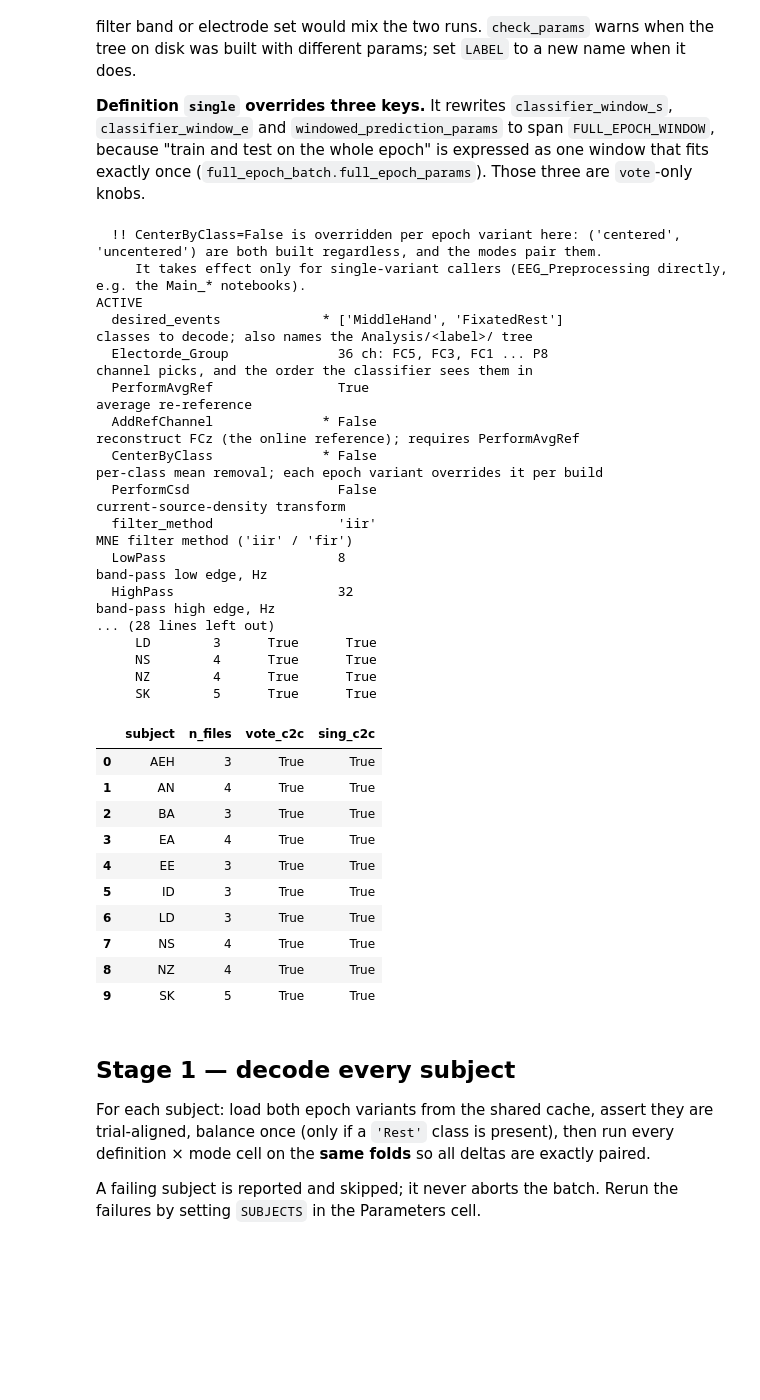
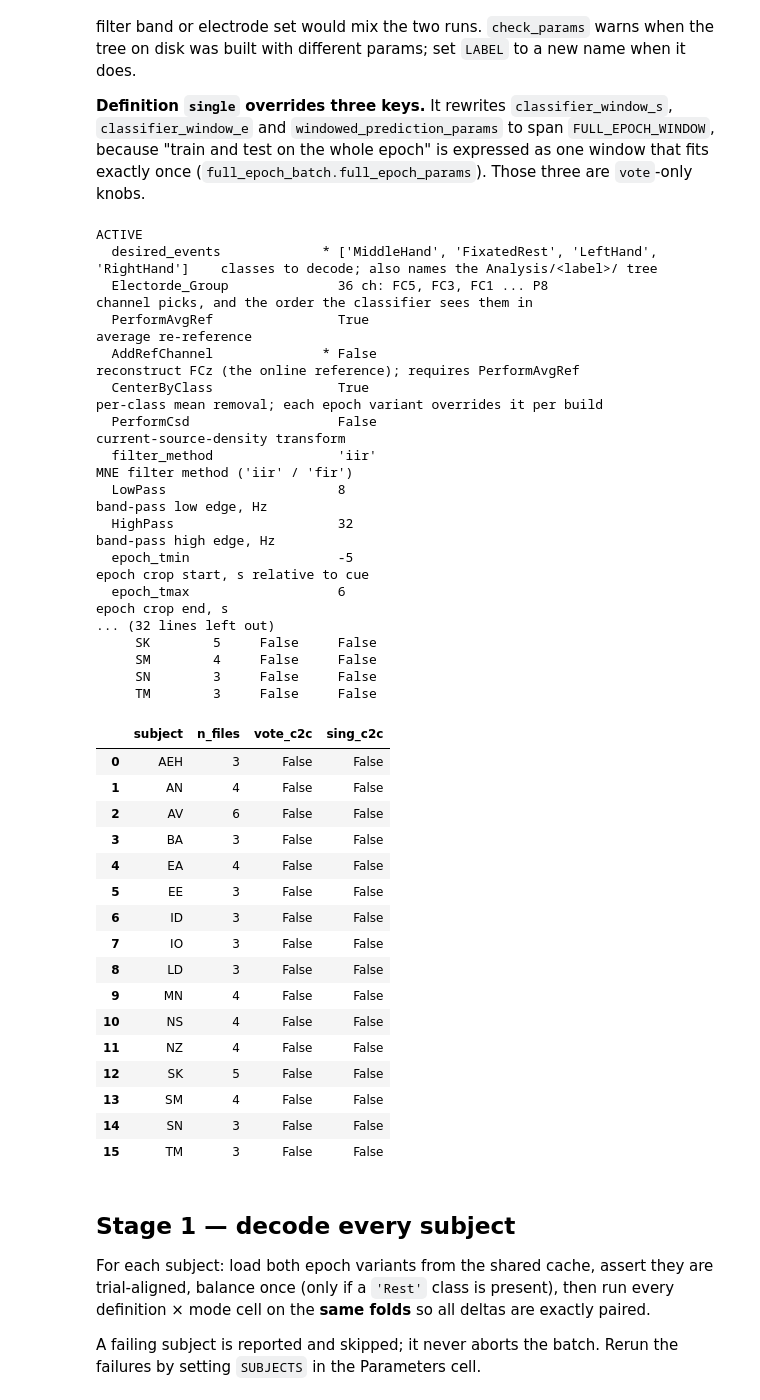
Before and after one commit to Giladsc/3rd_arm_MI, a Jupyter notebook: notebooks/Full_Epoch_Analysis.ipynb, the cells around one changed output. Drawn from its saved outputs; the diff is of its cells as text; code cells hidden in the pictures; blank space fills up the shorter version.

```diff
--- a/notebooks/Full_Epoch_Analysis.ipynb
+++ b/notebooks/Full_Epoch_Analysis.ipynb
@@ -107,7 +107,7 @@ LABEL = None                          # Analysis/<label>/ tree; None -> named fr
 PARAMS = default_params(electrode_group_names=ELECTRODE_GROUP_NAMES)
 
 # ── active ───────────────────────────────────────────────────────────────────────
-PARAMS['desired_events'] = ['MiddleHand', 'FixatedRest']
+PARAMS['desired_events'] = ['MiddleHand', 'FixatedRest', 'LeftHand', 'RightHand']  # the events to analyze; used to name the label
 PARAMS['PerformAvgRef']  = True     # average re-reference
 PARAMS['AddRefChannel']  = False    # reconstruct FCz (the online reference); needs
                                     # PerformAvgRef. False -> no FCz, 35 picks not 36
@@ -115,6 +115,24 @@ PARAMS['CenterByClass']  = True     # per-class mean removal (label-dependent, s
                                     # live loop cannot apply it). HERE the centered /
                                     # uncentered epoch variants override it per build
 PARAMS['PerformCsd']     = False    # current-source-density transform
+PARAMS['PerformAsr']     = False    # Artifact Subspace Reconstruction on the continuous
+                                    # data, BEFORE ICA and before the band-pass. Off =
+                                    # every existing result unchanged. Flipping it
+                                    # rebuilds the epoch cache; set LABEL too if you
+                                    # want the ASR and non-ASR trees side by side
+PARAMS['asr_cutoff']     = 20       # rejection threshold, SD of the clean calibration
+                                    # data. Lower = more aggressive
+PARAMS['asr_max_bad_chans'] = 0.1   # max bad-channel fraction a calibration window may have
+PARAMS['asr_backend']    = 'asrpy'  # 'asrpy' (euclid only) or 'meegkit'. meegkit
+                                    # must be 0.1.7: newer ones need pyriemann>=0.7,
+                                    # and 0.12 needs numpy 2, which breaks mne 1.6.1
+PARAMS['asr_method']     = 'euclid' # 'euclid', or 'riemann' (Blum et al. 2019) which
+                                    # requires asr_backend='meegkit' - asrpy accepts
+                                    # 'riemann' but silently runs euclid, so we reject it
+PARAMS['asr_estimator']  = 'lwf'    # meegkit only. 'riemann' REQUIRES a regularising
+                                    # estimator: the average reference makes the block
+                                    # covariances singular and the riemannian mean needs
+                                    # positive definite input ('scm' fails outright)
 PARAMS['filter_method']  = 'iir'
 PARAMS['LowPass']        = 8        # band-pass low edge, Hz
 PARAMS['HighPass']       = 32       # band-pass high edge, Hz
@@ -138,52 +156,58 @@ PARAMS['filters_bands']      = [[7, 12], [12, 20], [20, 28], [28, 35]]
 
 # ── what to run ──────────────────────────────────────────────────────────────────
 SUBJECTS        = None    # None = all; or ['BA', 'AEH']
 RUN_DEFINITIONS = None    # None = both; or ['single'] / ['vote']
 RUN_MODES       = None    # None = MODES ('c2c'); list(DIAGNOSTIC_MODES) for the
                           # seven-mode centering diagnostic
 FORCE           = False   # ignore the epoch cache and rebuild
 SAVE_FIGS       = True
 N_PERMUTATIONS  = 200     # stage 3 only
 
 # ─────────────────────────────────────────────────────────────────────────────────
 paths = project_paths(label=LABEL, params_dict=PARAMS)
 check_params(PARAMS, label=LABEL, paths=paths)
 describe_params(PARAMS)
 
 print(f"\nanalysis root : {paths.analysis_root}")
 print(f"fullepoch out : {paths.out}")
 print(f"shared cache  : {paths.cache}")
 print()
 full_epoch_status(paths=paths)
 # %% [output]
-  !! CenterByClass=False is overridden per epoch variant here: ('centered', 'uncentered') are both built regardless, and the modes pair them.
-     It takes effect only for single-variant callers (EEG_Preprocessing directly, e.g. the Main_* notebooks).
 ACTIVE
-  desired_events             * ['MiddleHand', 'FixatedRest']                             classes to decode; also names the Analysis/<label>/ tree
+  desired_events             * ['MiddleHand', 'FixatedRest', 'LeftHand', 'RightHand']    classes to decode; also names the Analysis/<label>/ tree
   Electorde_Group              36 ch: FC5, FC3, FC1 ... P8                               channel picks, and the order the classifier sees them in
   PerformAvgRef                True                                                      average re-reference
   AddRefChannel              * False                                                     reconstruct FCz (the online reference); requires PerformAvgRef
-  CenterByClass              * False                                                     per-class mean removal; each epoch variant overrides it per build
+  CenterByClass                True                                                      per-class mean removal; each epoch variant overrides it per build
   PerformCsd                   False                                                     current-source-density transform
   filter_method                'iir'                                                     MNE filter method ('iir' / 'fir')
   LowPass                      8                                                         band-pass low edge, Hz
   HighPass                     32                                                        band-pass high edge, Hz
-... (28 lines left out)
-     LD        3      True      True
-     NS        4      True      True
-     NZ        4      True      True
-     SK        5      True      True
+  epoch_tmin                   -5                                                        epoch crop start, s relative to cue
+  epoch_tmax                   6                                                         epoch crop end, s
+... (32 lines left out)
+     SK        5     False     False
+     SM        4     False     False
+     SN        3     False     False
+     TM        3     False     False
 |  | subject | n_files | vote_c2c | sing_c2c |
-| 0 | AEH | 3 | True | True |
-| 1 | AN | 4 | True | True |
-| 2 | BA | 3 | True | True |
-| 3 | EA | 4 | True | True |
-| 4 | EE | 3 | True | True |
-| 5 | ID | 3 | True | True |
-| 6 | LD | 3 | True | True |
-| 7 | NS | 4 | True | True |
-| 8 | NZ | 4 | True | True |
-| 9 | SK | 5 | True | True |
+| 0 | AEH | 3 | False | False |
+| 1 | AN | 4 | False | False |
+| 2 | AV | 6 | False | False |
+| 3 | BA | 3 | False | False |
+| 4 | EA | 4 | False | False |
+| 5 | EE | 3 | False | False |
+| 6 | ID | 3 | False | False |
+| 7 | IO | 3 | False | False |
+| 8 | LD | 3 | False | False |
+| 9 | MN | 4 | False | False |
+| 10 | NS | 4 | False | False |
+| 11 | NZ | 4 | False | False |
+| 12 | SK | 5 | False | False |
+| 13 | SM | 4 | False | False |
+| 14 | SN | 3 | False | False |
+| 15 | TM | 3 | False | False |
 # %% [markdown]
 ## Stage 1 — decode every subject
 
```
Also changed, not shown: parts of 3 cells of this notebook, 5 other files.
